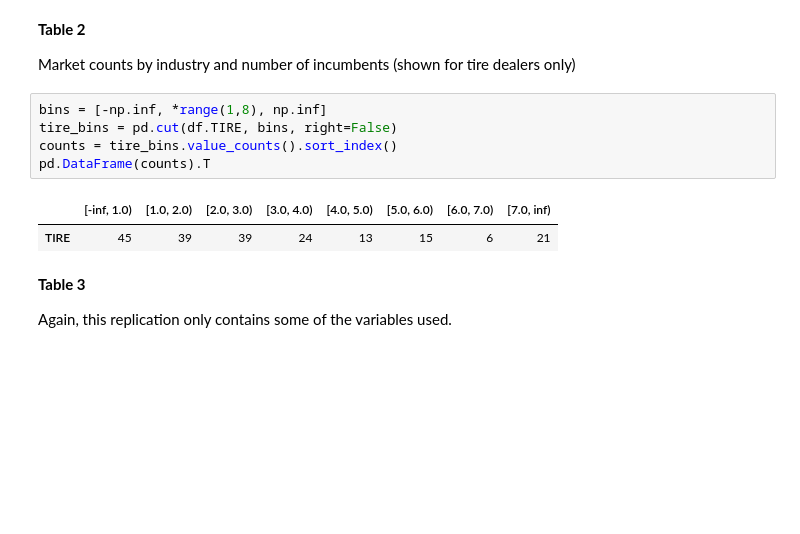
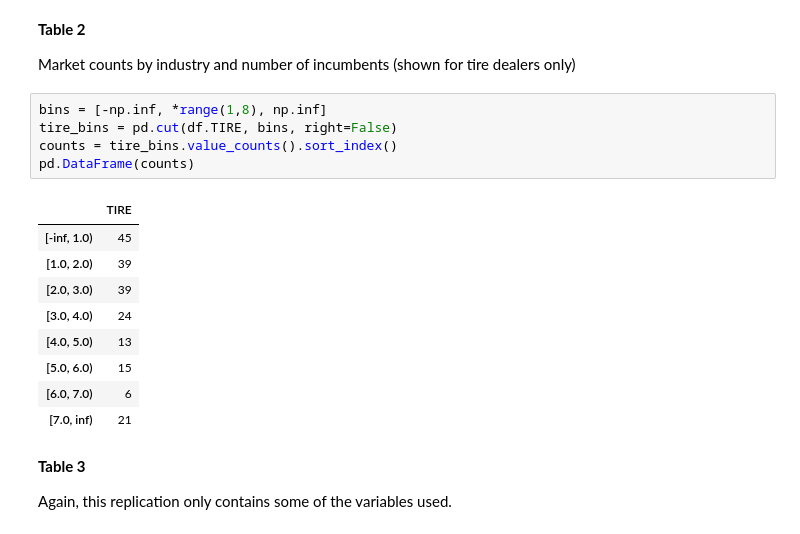
Before and after one commit to jmbejara/comp-econ-sp19, a Jupyter notebook: lectures/5-14_Structural_IO_with_MLE/bresnahan-reiss-1991-discussion.ipynb, the cells around one changed output. Cells and saved outputs as stored; diff of their text form; blank space fills up the shorter version.

```diff
--- a/lectures/5-14_Structural_IO_with_MLE/bresnahan-reiss-1991-discussion.ipynb
+++ b/lectures/5-14_Structural_IO_with_MLE/bresnahan-reiss-1991-discussion.ipynb
@@ -166,11 +171,18 @@ Market counts by industry and number of incumbents (shown for tire dealers only)
 # %%
 bins = [-np.inf, *range(1,8), np.inf]
 tire_bins = pd.cut(df.TIRE, bins, right=False)
 counts = tire_bins.value_counts().sort_index()
-pd.DataFrame(counts).T
+pd.DataFrame(counts)
 # %% [output]
-|  | [-inf, 1.0) | [1.0, 2.0) | [2.0, 3.0) | [3.0, 4.0) | [4.0, 5.0) | [5.0, 6.0) | [6.0, 7.0) | [7.0, inf) |
-| TIRE | 45 | 39 | 39 | 24 | 13 | 15 | 6 | 21 |
+|  | TIRE |
+| [-inf, 1.0) | 45 |
+| [1.0, 2.0) | 39 |
+| [2.0, 3.0) | 39 |
+| [3.0, 4.0) | 24 |
+| [4.0, 5.0) | 13 |
+| [5.0, 6.0) | 15 |
+| [6.0, 7.0) | 6 |
+| [7.0, inf) | 21 |
 # %% [markdown]
 **Table 3**
 
```
Also changed, not shown: parts of 3 cells of this notebook.
